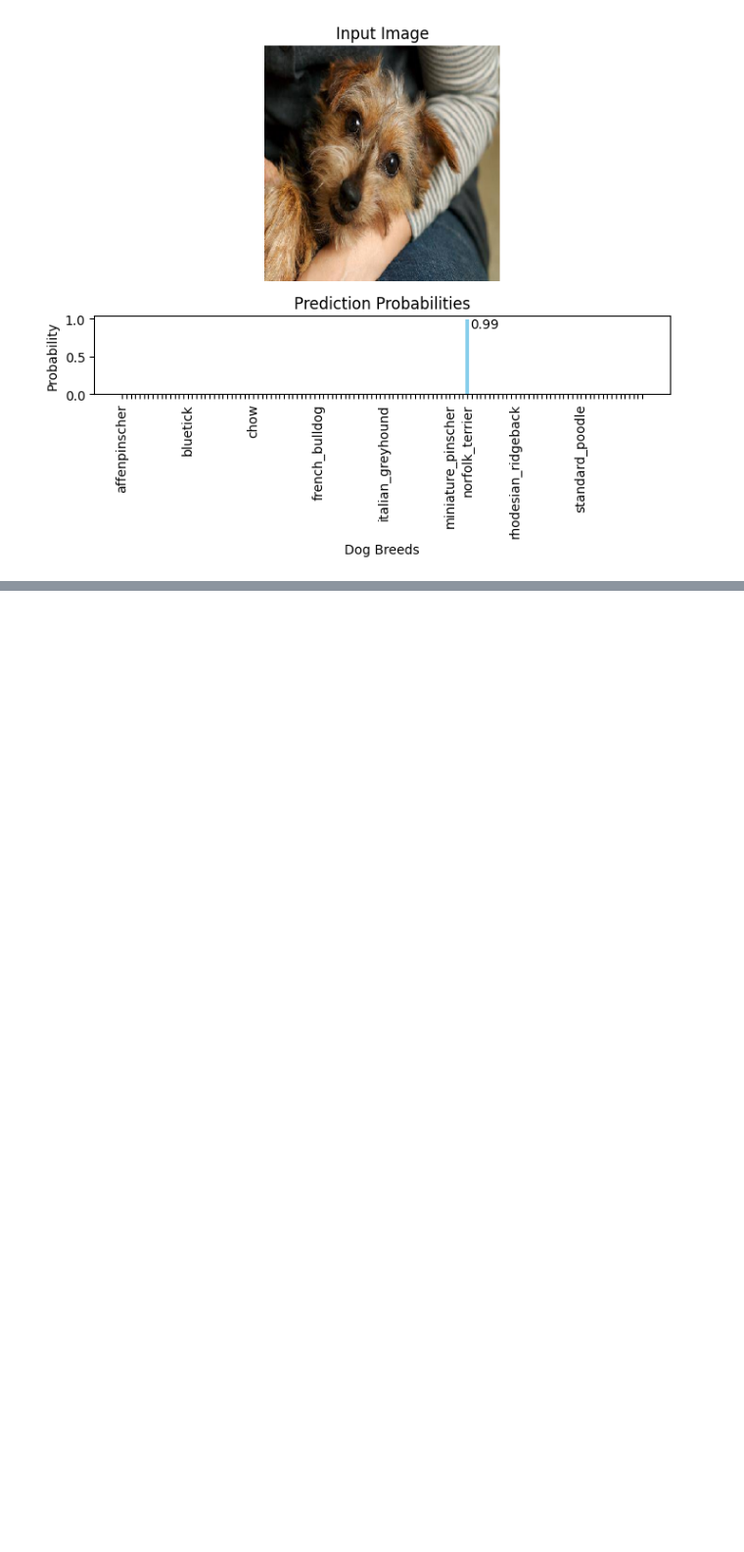
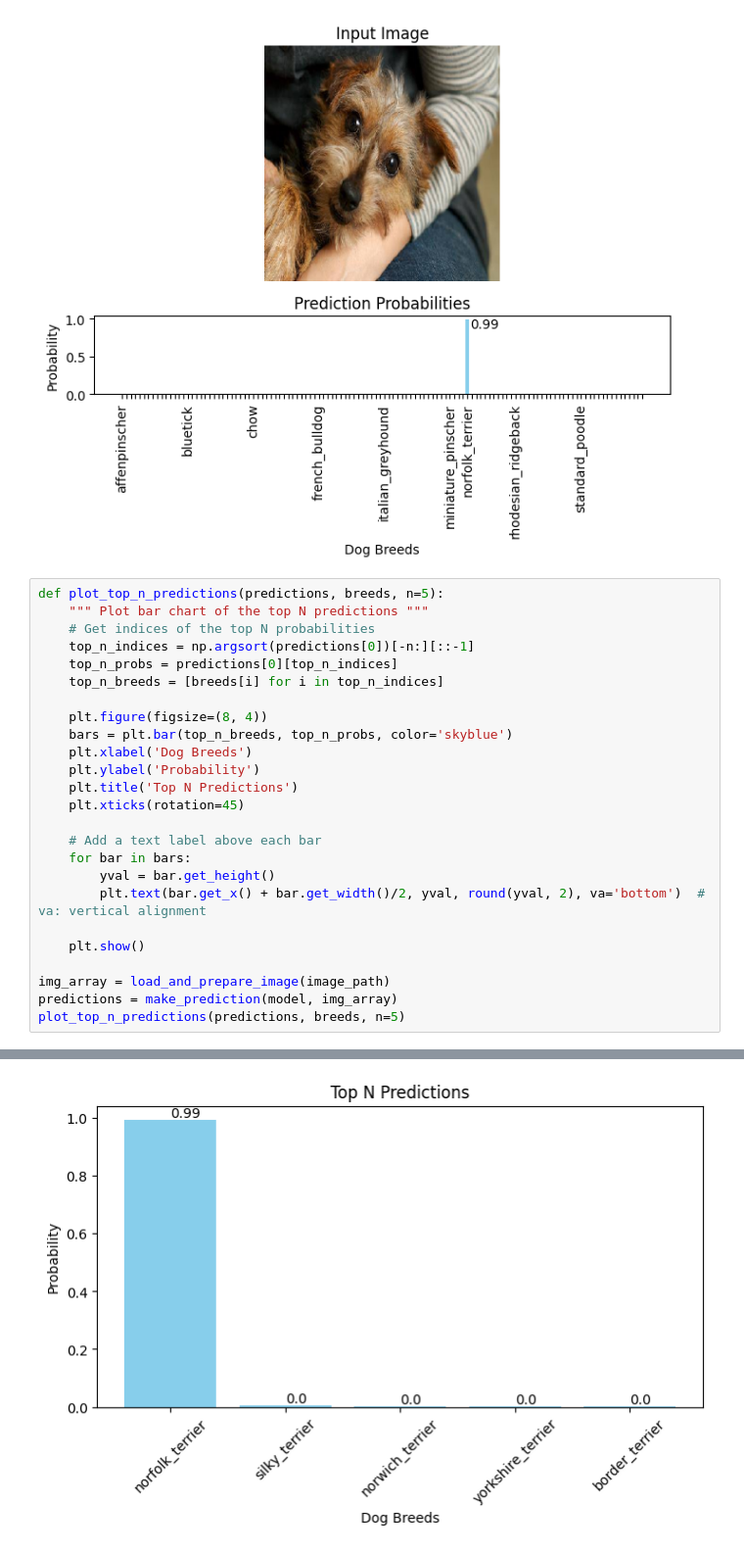
Before and after one commit to Jaaz7/TailTeller, a Jupyter notebook: jupyter_notebooks/05 - ModelTesting.ipynb, the cells around one changed output, grey strips where cells are left out. Shown: that part at 98% size. Cells and saved outputs as stored; diff of their text form; blank space fills up the shorter version.

Commit message:
Add a plot

```diff
--- a/jupyter_notebooks/05 - ModelTesting.ipynb
+++ b/jupyter_notebooks/05 - ModelTesting.ipynb
@@ -328,3 +328,29 @@ Feature maps shape:  (1, 4032)
 Feature maps shape:  (1, 1536)
 1/1 ━━━━━━━━━━━━━━━━━━━━ 0s 9ms/step
 [figure]
+# %%
+def plot_top_n_predictions(predictions, breeds, n=5):
+    """ Plot bar chart of the top N predictions """
+    # Get indices of the top N probabilities
+    top_n_indices = np.argsort(predictions[0])[-n:][::-1]
+    top_n_probs = predictions[0][top_n_indices]
+    top_n_breeds = [breeds[i] for i in top_n_indices]
+
+    plt.figure(figsize=(8, 4))
+    bars = plt.bar(top_n_breeds, top_n_probs, color='skyblue')
+    plt.xlabel('Dog Breeds')
+    plt.ylabel('Probability')
+    plt.title('Top N Predictions')
+    plt.xticks(rotation=45)
+
+    # Add a text label above each bar
+    for bar in bars:
+        yval = bar.get_height()
+        plt.text(bar.get_x() + bar.get_width()/2, yval, round(yval, 2), va='bottom')  # va: vertical alignment
+
+    plt.show()
+
+img_array = load_and_prepare_image(image_path)
+predictions = make_prediction(model, img_array)
+plot_top_n_predictions(predictions, breeds, n=5)
+# %% [output]
@@ -330,0 +366 @@ Feature maps shape:  (1, 1536)
+[figure, added]
```
Also changed, not shown: parts of 1 cell of this notebook.
